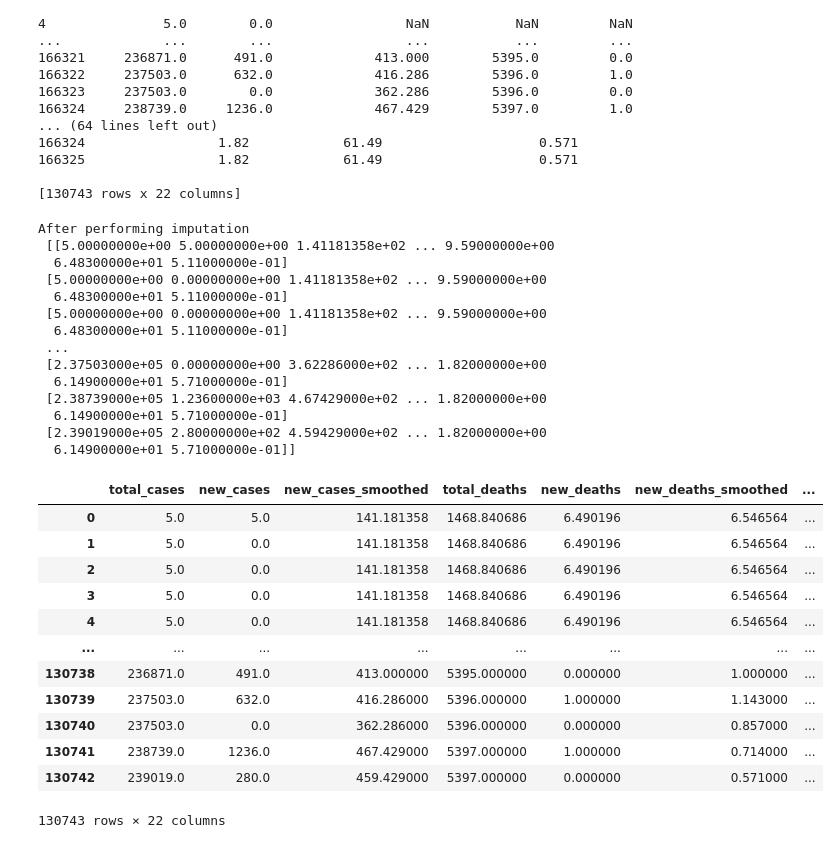
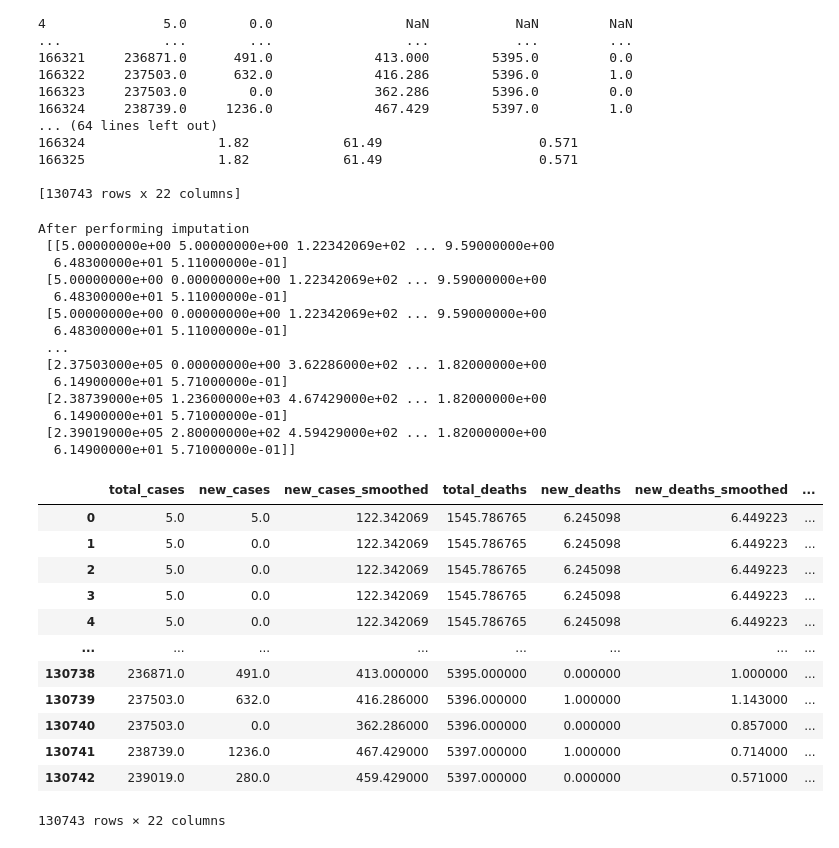
Before and after one commit to ryanchoe2024/Stat-390, a Jupyter notebook: EDA/Outlier Removal (Week 6) After KNN Imputation copy.ipynb, the cells around one changed output. Drawn from its saved outputs; the diff is of its cells as text; code cells hidden in the pictures.

Commit message:
fixed standardscaler

```diff
--- a/EDA/Outlier Removal (Week 6) After KNN Imputation.ipynb
+++ b/EDA/Outlier Removal (Week 6) After KNN Imputation copy.ipynb
@@ -102,45 +102,45 @@ Data Before performing imputation
 # %%
 # Rakin's Week 5 Work
 # scaling the data
-scaler = sk.preprocessing.MinMaxScaler()
+scaler = sk.preprocessing.StandardScaler()
 scaled_data = pd.DataFrame(scaler.fit_transform(Before_imputation))
 
 # creating an object for KNNImputer
 # n neighbors chosen: k=sqrt(n)
 imputer = KNNImputer(n_neighbors=408, weights = "uniform")
 After_imputation = imputer.fit_transform(scaled_data)
 
 # reverse scaling
 unscaled_data = scaler.inverse_transform(After_imputation)
 
 # printing dataset after performing the operation
 print("\n\nAfter performing imputation\n",unscaled_data)
 
 data_imputed = pd.DataFrame(unscaled_data)
 
 data_imputed.columns = Before_imputation.columns
 data_imputed
 # %% [output]
 After performing imputation
- [[5.00000000e+00 5.00000000e+00 1.41181358e+02 ... 9.59000000e+00
+ [[5.00000000e+00 5.00000000e+00 1.22342069e+02 ... 9.59000000e+00
   6.48300000e+01 5.11000000e-01]
- [5.00000000e+00 0.00000000e+00 1.41181358e+02 ... 9.59000000e+00
+ [5.00000000e+00 0.00000000e+00 1.22342069e+02 ... 9.59000000e+00
   6.48300000e+01 5.11000000e-01]
- [5.00000000e+00 0.00000000e+00 1.41181358e+02 ... 9.59000000e+00
+ [5.00000000e+00 0.00000000e+00 1.22342069e+02 ... 9.59000000e+00
   6.48300000e+01 5.11000000e-01]
  ...
  [2.37503000e+05 0.00000000e+00 3.62286000e+02 ... 1.82000000e+00
   6.14900000e+01 5.71000000e-01]
  [2.38739000e+05 1.23600000e+03 4.67429000e+02 ... 1.82000000e+00
   6.14900000e+01 5.71000000e-01]
  [2.39019000e+05 2.80000000e+02 4.59429000e+02 ... 1.82000000e+00
   6.14900000e+01 5.71000000e-01]]
 |  | total_cases | new_cases | new_cases_smoothed | total_deaths | new_deaths | new_deaths_smoothed | ... |
-| 0 | 5.0 | 5.0 | 141.181358 | 1468.840686 | 6.490196 | 6.546564 | ... |
-| 1 | 5.0 | 0.0 | 141.181358 | 1468.840686 | 6.490196 | 6.546564 | ... |
-| 2 | 5.0 | 0.0 | 141.181358 | 1468.840686 | 6.490196 | 6.546564 | ... |
-| 3 | 5.0 | 0.0 | 141.181358 | 1468.840686 | 6.490196 | 6.546564 | ... |
-| 4 | 5.0 | 0.0 | 141.181358 | 1468.840686 | 6.490196 | 6.546564 | ... |
+| 0 | 5.0 | 5.0 | 122.342069 | 1545.786765 | 6.245098 | 6.449223 | ... |
+| 1 | 5.0 | 0.0 | 122.342069 | 1545.786765 | 6.245098 | 6.449223 | ... |
+| 2 | 5.0 | 0.0 | 122.342069 | 1545.786765 | 6.245098 | 6.449223 | ... |
+| 3 | 5.0 | 0.0 | 122.342069 | 1545.786765 | 6.245098 | 6.449223 | ... |
+| 4 | 5.0 | 0.0 | 122.342069 | 1545.786765 | 6.245098 | 6.449223 | ... |
 | ... | ... | ... | ... | ... | ... | ... | ... |
 | 130738 | 236871.0 | 491.0 | 413.000000 | 5395.000000 | 0.000000 | 1.000000 | ... |
 | 130739 | 237503.0 | 632.0 | 416.286000 | 5396.000000 | 1.000000 | 1.143000 | ... |
```
Also changed, not shown: parts of 2 cells of this notebook, 2 other files.
